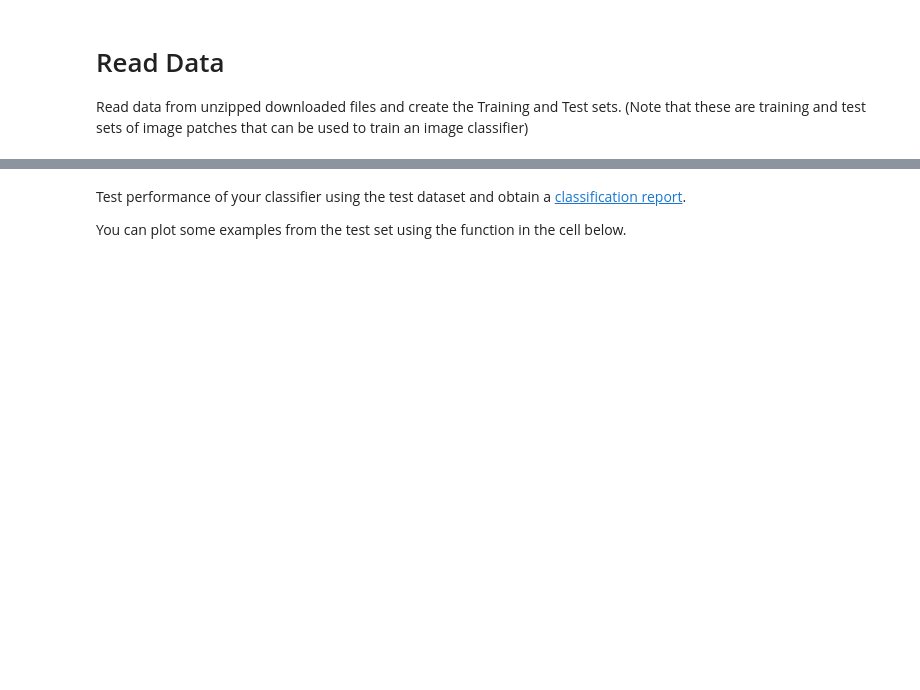
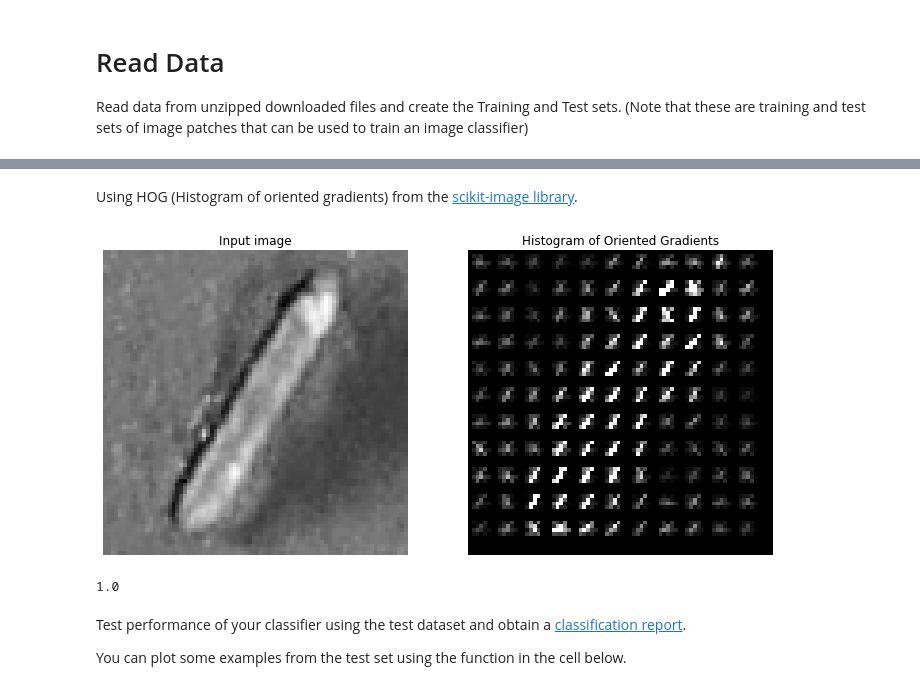
Before and after one commit to comaraDOTcom/machine-vision, a Jupyter notebook: classical/Etivity_assignment1.ipynb, the cells around one changed output, grey strips where cells are left out. Saved outputs shown, nothing was run; the diff lists cells and outputs as text; code cells hidden in the pictures; blank space fills up the shorter version.

```diff
--- a/classical/Etivity_assignment1.ipynb
+++ b/classical/Etivity_assignment1.ipynb
@@ -146,0 +140,24 @@ You can write code to train and test your image classifier in the code cell(s) b
+# %% [markdown]
+Using HOG (Histogram of oriented gradients) from the [scikit-image library](https://scikit-image.org/docs/dev/auto_examples/features_detection/plot_hog.html).
+# %%
+
+image = np.reshape(X_train[1010,0:n*n], (n, n))
+
+
+fd, hog_image = feature.hog(image, pixels_per_cell=(7,7), cells_per_block=(1, 1), visualize=True)
+
+fig, (ax1, ax2) = plt.subplots(1, 2, figsize=(12, 8), sharex=True, sharey=True)
+
+ax1.axis('off')
+ax1.imshow(image, cmap=plt.cm.gray)
+ax1.set_title('Input image')
+
+# Rescale histogram for better display
+hog_image_rescaled = exposure.rescale_intensity(hog_image, in_range=(0, 10))
+
+ax2.axis('off')
+ax2.imshow(hog_image_rescaled, cmap=plt.cm.gray)
+ax2.set_title('Histogram of Oriented Gradients')
+plt.show()
+# %% [output]
+[figure, added]
@@ -146,0 +194,5 @@ You can write code to train and test your image classifier in the code cell(s) b
+# %%
+# Get score on the training dataset.
+gpc.score(X_train_hog, y_train)
+# %% [output]
+1.0
```
Also changed, not shown: parts of 19 cells of this notebook.
